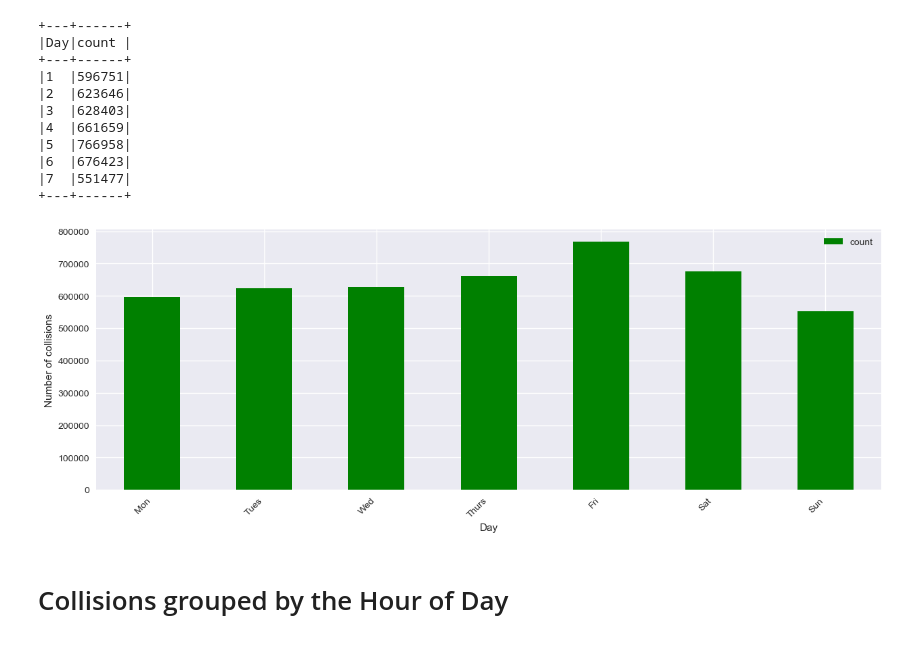
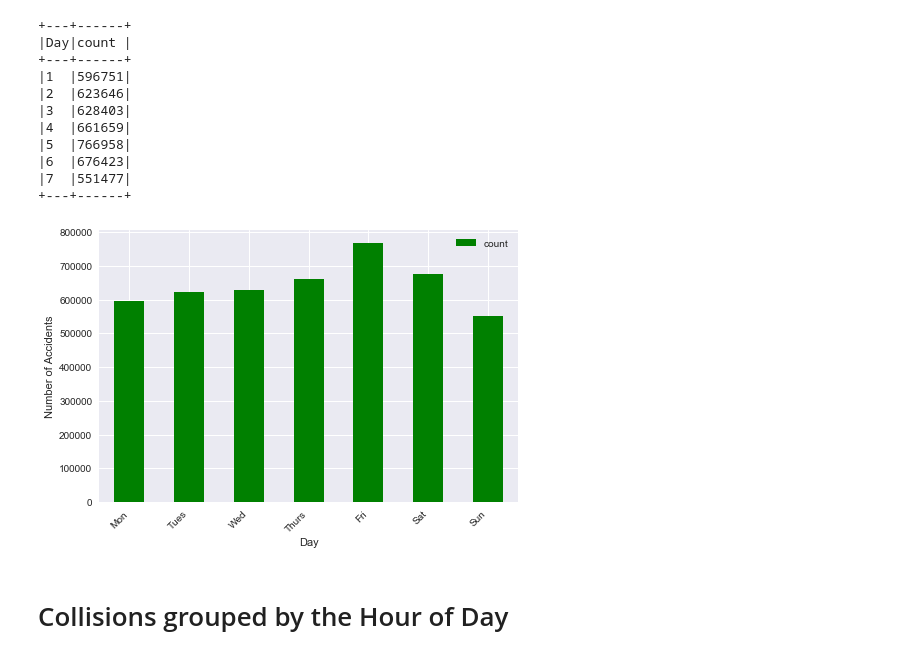
Before and after one commit to SinghGursimran/Analysis-of-Car-Accidents-in-Canada-using-PySpark, a Jupyter notebook: Analysis.ipynb, the cells around one changed output. Drawn from its saved outputs; the diff is of its cells as text; code cells hidden in the pictures.

```diff
--- a/Analysis.ipynb
+++ b/Analysis.ipynb
@@ -118,13 +118,13 @@ collisions_week_together.show(collisions_week_together.count(),False)
 # %%
 collisions_week_together_pandas_df = collisions_week_together.select("*").toPandas()
 # %%
-collisions_week_together = collisions_week_together_pandas_df.plot.bar(figsize=(15,5),color='green')
+collisions_week_together = collisions_week_together_pandas_df.plot.bar(figsize=(7.5,5),color='green')
 day_arr = ["Mon","Tues","Wed","Thurs","Fri","Sat","Sun"]
 collisions_week_together.set_xticklabels(day_arr,ha='right',rotation = 45)
 collisions_week_together.set_xlabel("Day")
-collisions_week_together.set_ylabel("Number of collisions");
+collisions_week_together.set_ylabel("Number of Accidents");
 # %% [output]
-[figure, old version]
+[figure, new version]
 # %% [markdown]
 # Collisions grouped by the Hour of Day
 # %%
```
Also changed, not shown: parts of 17 cells of this notebook.
